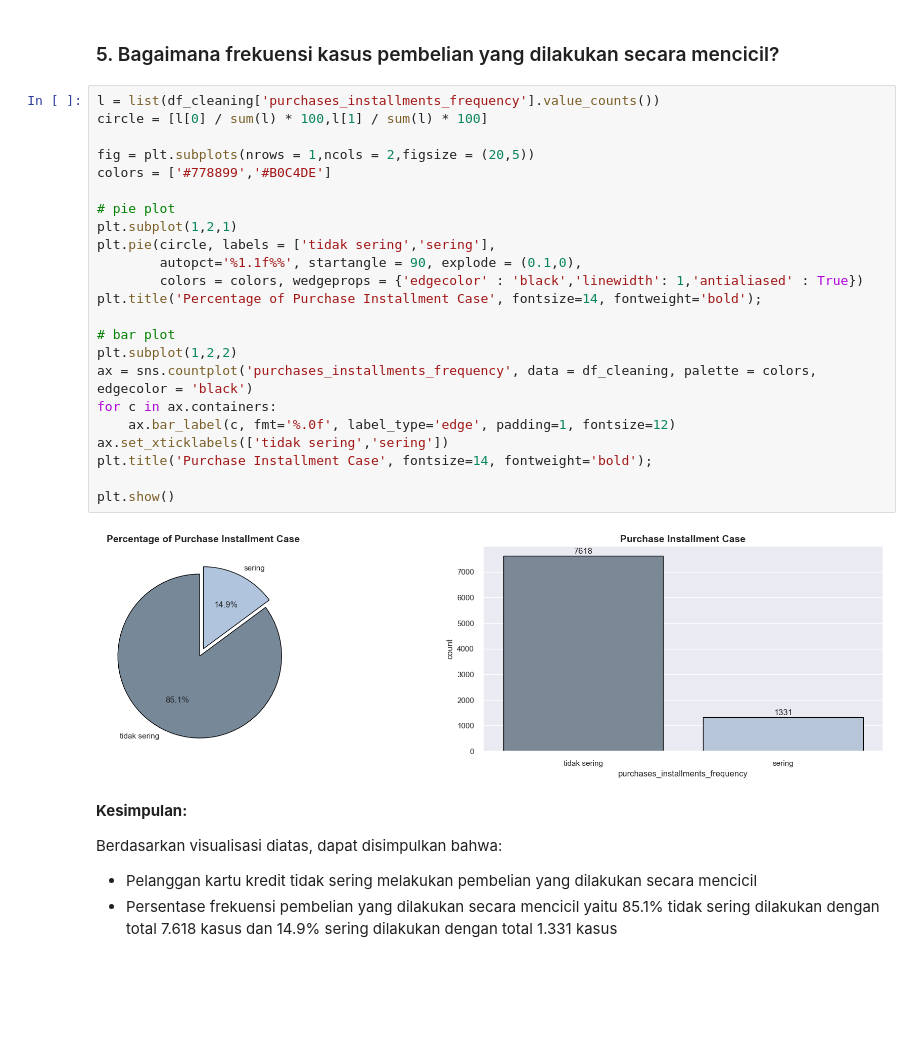
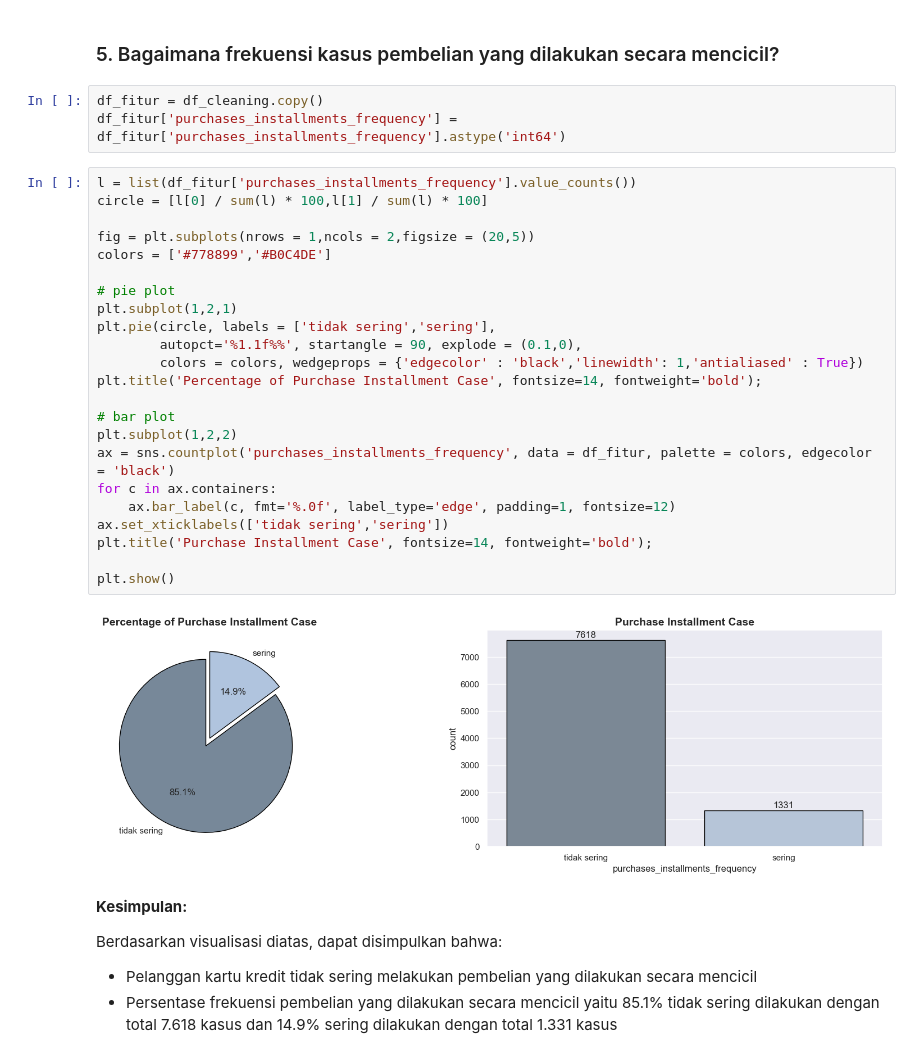
Before and after one commit to ria-fajriyah/Credit-Card_Clustering, a Jupyter notebook: PYTN_KampusMerdeka_fp4_Nurul Fajriyah Al Maulidiyah.ipynb, the cells around one changed output. Saved outputs shown, nothing was run; the diff lists cells and outputs as text; blank space fills up the shorter version.

```diff
--- a/PYTN_KampusMerdeka_fp4_Nurul Fajriyah Al Maulidiyah.ipynb
+++ b/PYTN_KampusMerdeka_fp4_Nurul Fajriyah Al Maulidiyah.ipynb
@@ -370,31 +370,34 @@ Berdasarkan grafik diatas dapat dilihat bahwa
 - Pembayaran tertinggi yang sering dilakukan untuk pembelian terdapat pada rentang credit limit antara 20.000-25.000.
 # %% [markdown]
 ### 5. Bagaimana frekuensi kasus pembelian yang dilakukan secara mencicil?
+# %%
+df_fitur = df_cleaning.copy()
+df_fitur['purchases_installments_frequency'] = df_fitur['purchases_installments_frequency'].astype('int64')
 # %%
-l = list(df_cleaning['purchases_installments_frequency'].value_counts())
+l = list(df_fitur['purchases_installments_frequency'].value_counts())
 circle = [l[0] / sum(l) * 100,l[1] / sum(l) * 100]
 
 fig = plt.subplots(nrows = 1,ncols = 2,figsize = (20,5))
 colors = ['#778899','#B0C4DE']
 
 # pie plot
 plt.subplot(1,2,1)
 plt.pie(circle, labels = ['tidak sering','sering'],
         autopct='%1.1f%%', startangle = 90, explode = (0.1,0),
         colors = colors, wedgeprops = {'edgecolor' : 'black','linewidth': 1,'antialiased' : True})
 plt.title('Percentage of Purchase Installment Case', fontsize=14, fontweight='bold');
 
 # bar plot
 plt.subplot(1,2,2)
-ax = sns.countplot('purchases_installments_frequency', data = df_cleaning, palette = colors, edgecolor = 'black')
+ax = sns.countplot('purchases_installments_frequency', data = df_fitur, palette = colors, edgecolor = 'black')
 for c in ax.containers:
     ax.bar_label(c, fmt='%.0f', label_type='edge', padding=1, fontsize=12)
 ax.set_xticklabels(['tidak sering','sering'])
 plt.title('Purchase Installment Case', fontsize=14, fontweight='bold');
 
 plt.show()
 # %% [output]
-[figure, old version]
+[figure, new version]
 # %% [markdown]
 **Kesimpulan:**
 
```
Also changed, not shown: parts of 25 cells of this notebook.
